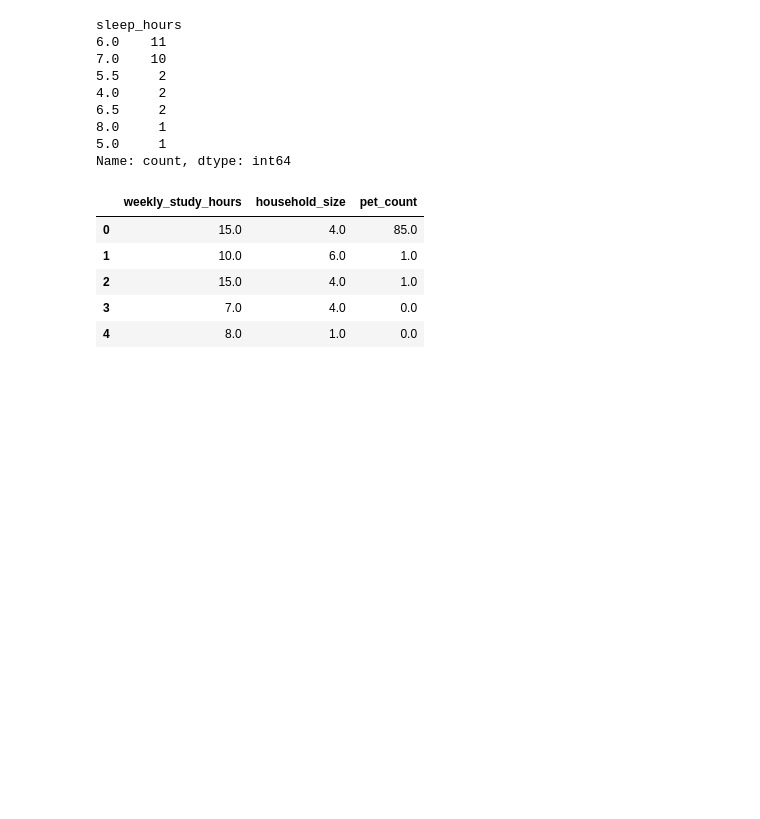
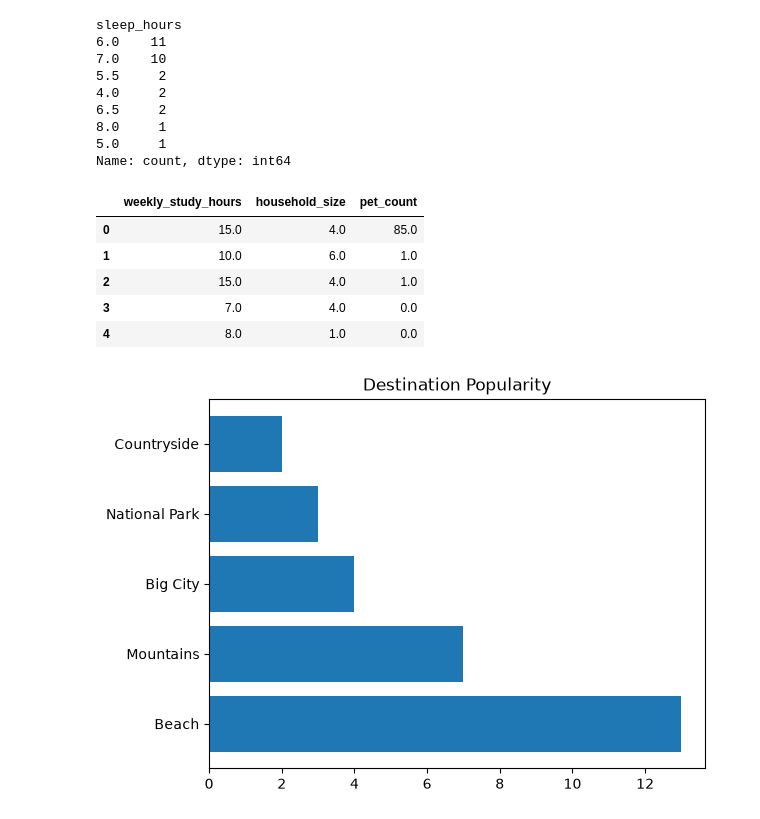
Before and after one commit to BelindaGyeduaa/differing_plots, a Jupyter notebook: class_eda.ipynb, the cells around one changed output. Saved outputs shown, nothing was run; the diff lists cells and outputs as text; code cells hidden in the pictures; blank space fills up the shorter version.

```diff
--- a/class_eda.ipynb
+++ b/class_eda.ipynb
@@ -337,3 +337,11 @@ df[['weekly_study_hours', 'household_size', 'pet_count']].head()
 | 2 | 15.0 | 4.0 | 1.0 |
 | 3 | 7.0 | 4.0 | 0.0 |
 | 4 | 8.0 | 1.0 | 0.0 |
+# %%
+destinations = df['preferred_destination'].value_counts()
+
+plt.barh(destinations.index, destinations)
+plt.title('Destination Popularity')
+plt.show()
+# %% [output]
+[figure, added]
```
Also changed, not shown: parts of 3 cells of this notebook.
